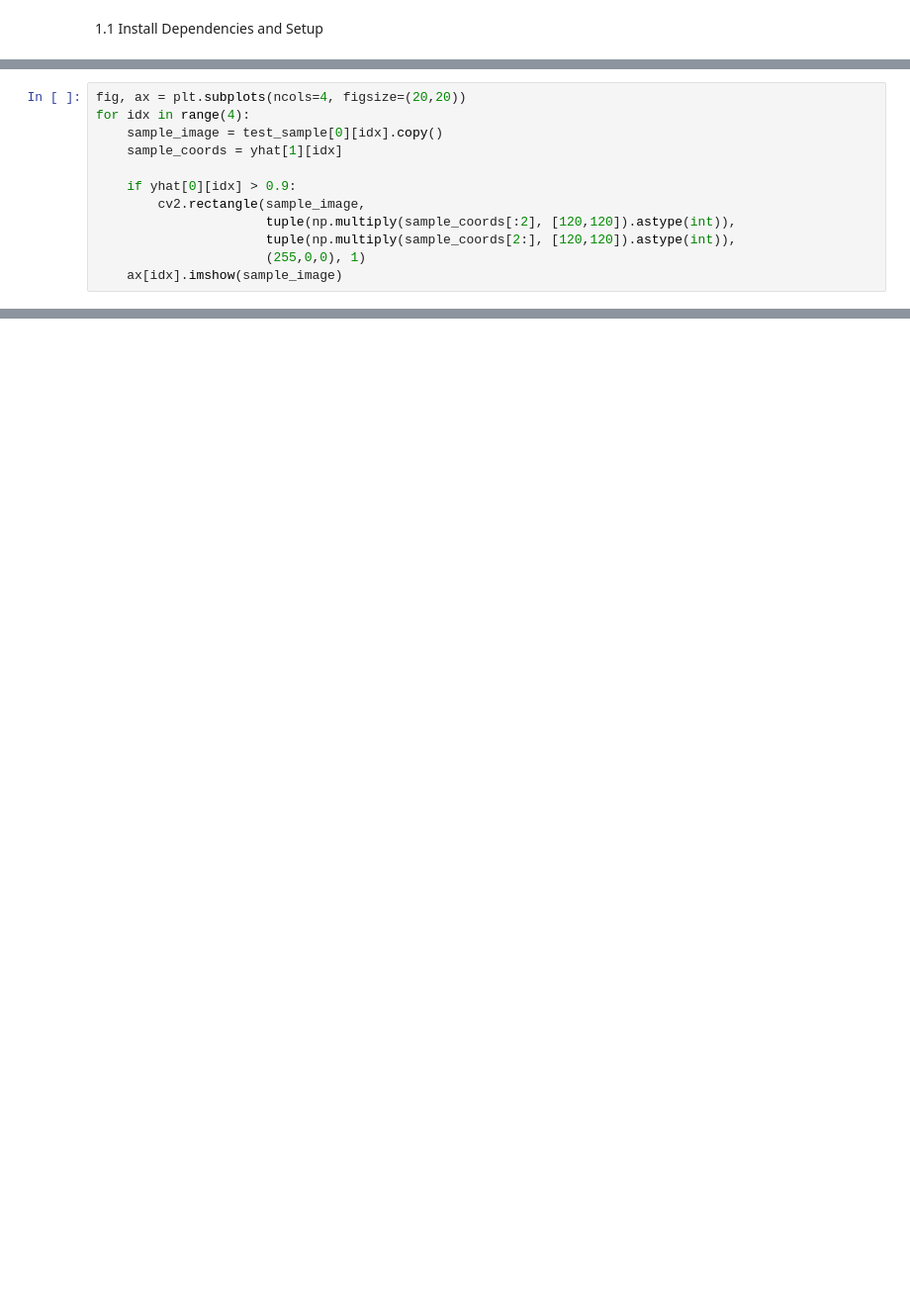
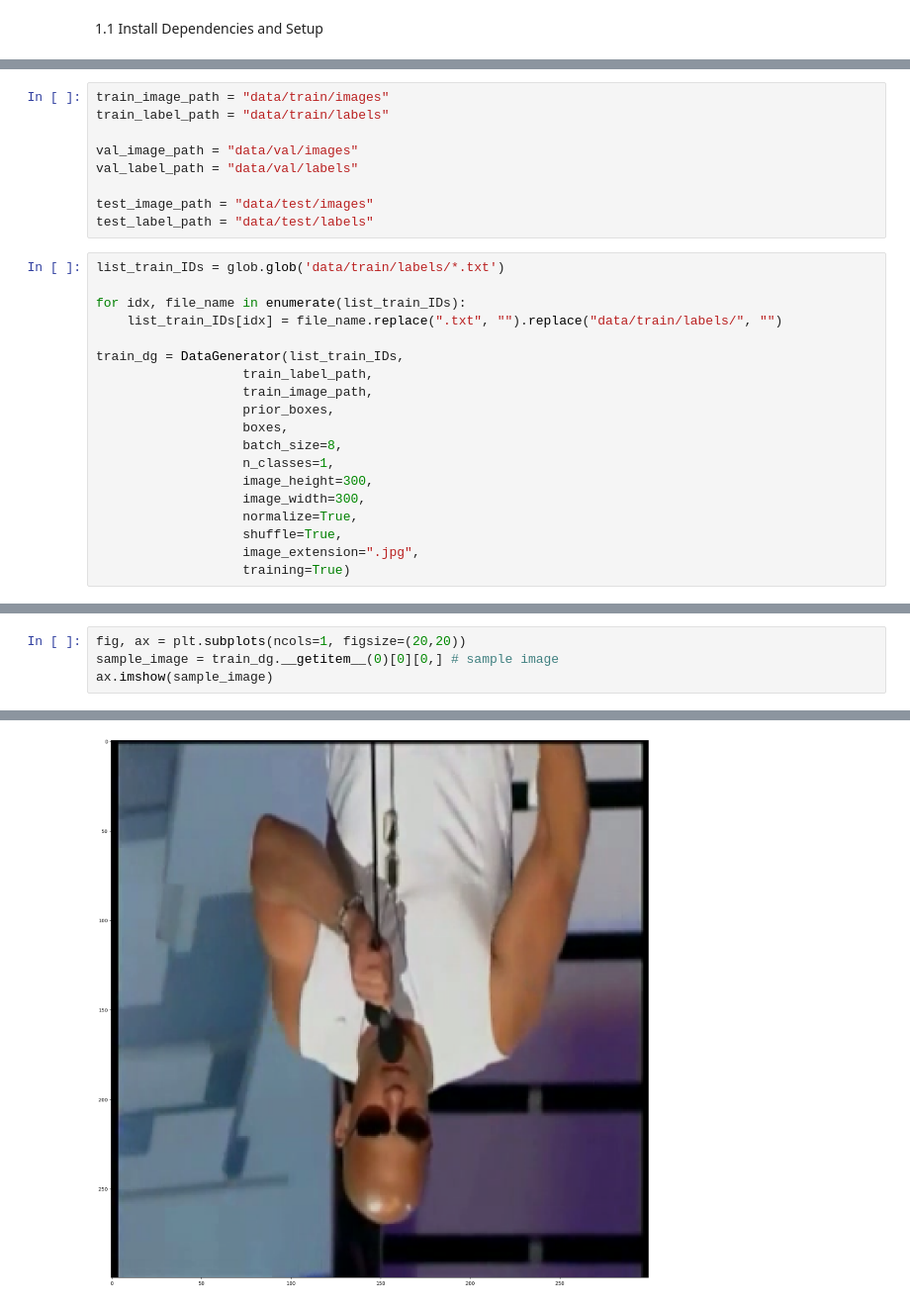
Before and after one commit to HDEmerald/ee516_proj, a Jupyter notebook: facedetect.ipynb, the cells around one changed output, grey strips where cells are left out. Shown at 99% size. Cells and saved outputs as stored; diff of their text form; blank space fills up the shorter version.

```diff
--- a/facedetect.ipynb
+++ b/facedetect.ipynb
@@ -548,12 +4,0 @@ yhat = facetracker.predict(test_sample[0])
-# %%
-fig, ax = plt.subplots(ncols=4, figsize=(20,20))
-for idx in range(4):
-    sample_image = test_sample[0][idx].copy()
-    sample_coords = yhat[1][idx]
-
-    if yhat[0][idx] > 0.9:
-        cv2.rectangle(sample_image,
-                      tuple(np.multiply(sample_coords[:2], [120,120]).astype(int)),
-                      tuple(np.multiply(sample_coords[2:], [120,120]).astype(int)),
-                      (255,0,0), 1)
-    ax[idx].imshow(sample_image)
@@ -569,0 +70,28 @@ facetracker = load_model('facetracker.keras')
+# %%
+train_image_path = "data/train/images"
+train_label_path = "data/train/labels"
+
+val_image_path = "data/val/images"
+val_label_path = "data/val/labels"
+
+test_image_path = "data/test/images"
+test_label_path = "data/test/labels"
+# %%
+list_train_IDs = glob.glob('data/train/labels/*.txt')
+
+for idx, file_name in enumerate(list_train_IDs):
+    list_train_IDs[idx] = file_name.replace(".txt", "").replace("data/train/labels/", "")
+
+train_dg = DataGenerator(list_train_IDs,
+                   train_label_path,
+                   train_image_path,
+                   prior_boxes,
+                   boxes,
+                   batch_size=8,
+                   n_classes=1,
+                   image_height=300,
+                   image_width=300,
+                   normalize=True,
+                   shuffle=True,
+                   image_extension=".jpg",
+                   training=True)
@@ -569,0 +138,5 @@ facetracker = load_model('facetracker.keras')
+# %%
+fig, ax = plt.subplots(ncols=1, figsize=(20,20))
+sample_image = train_dg.__getitem__(0)[0][0,] # sample image
+ax.imshow(sample_image)
+# %% [output]
@@ -569,0 +144 @@ facetracker = load_model('facetracker.keras')
+[figure, added]
```
Also changed, not shown: parts of 135 cells of this notebook, 10 other files.
